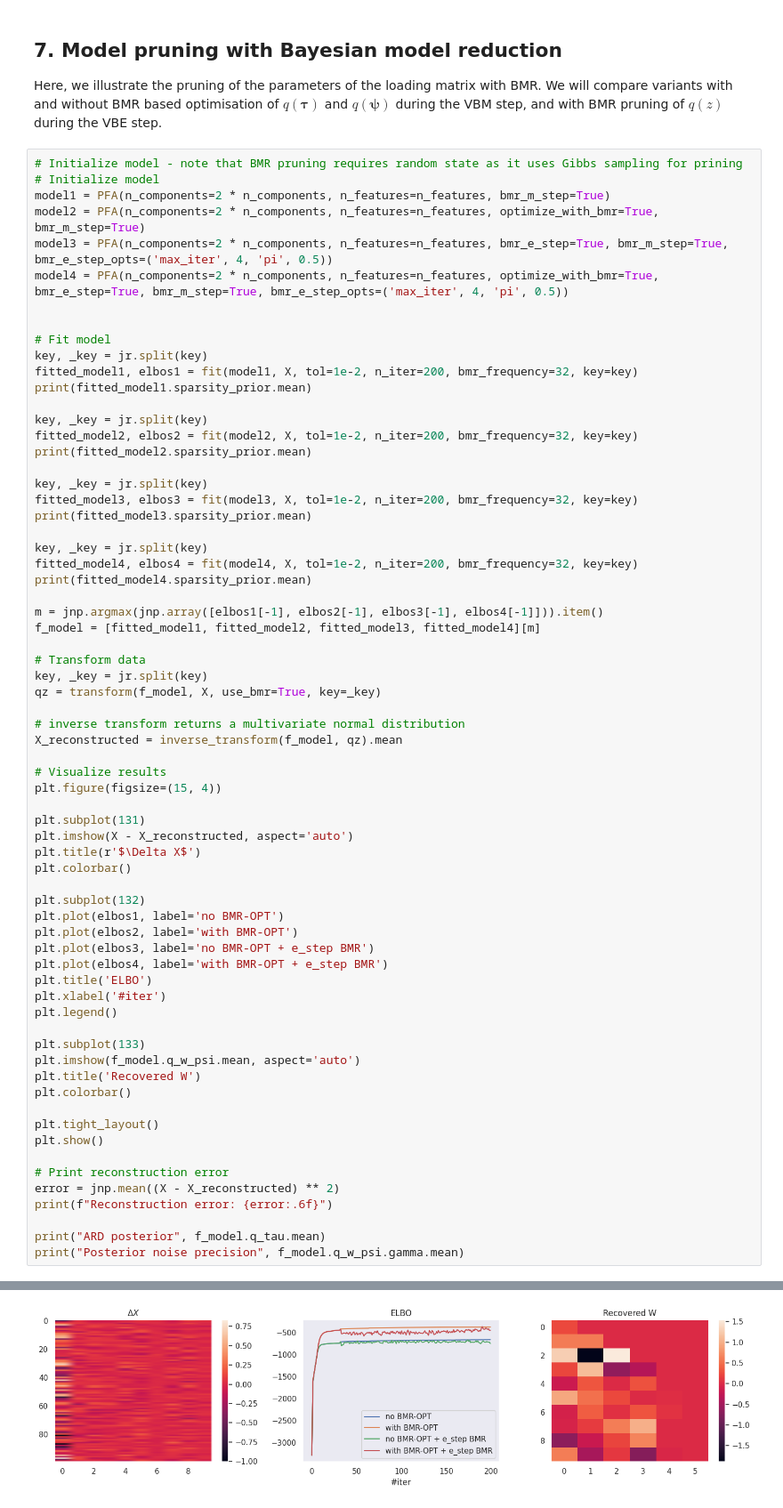
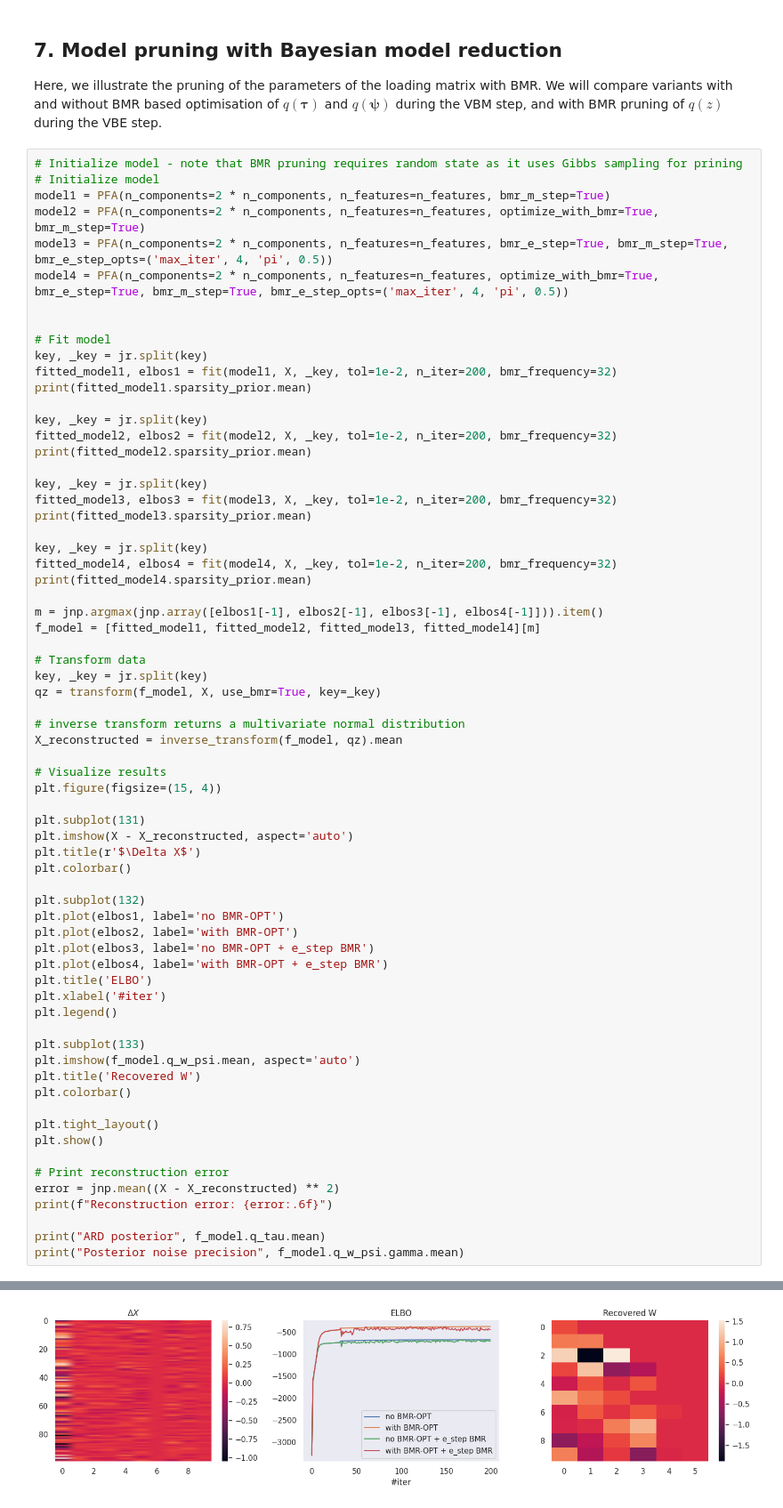
Before and after one commit to dimarkov/sppcax, a Jupyter notebook: examples/debug_factor_analysis.ipynb, the cells around one changed output, grey strips where cells are left out. Shown at 89% size. Drawn from its saved outputs; the diff is of its cells as text.

```diff
--- a/examples/debug_factor_analysis.ipynb
+++ b/examples/debug_factor_analysis.ipynb
@@ -577,19 +581,19 @@ model4 = PFA(n_components=2 * n_components, n_features=n_features, optimize_with
 
 # Fit model
 key, _key = jr.split(key)
-fitted_model1, elbos1 = fit(model1, X, tol=1e-2, n_iter=200, bmr_frequency=32, key=key)
+fitted_model1, elbos1 = fit(model1, X, _key, tol=1e-2, n_iter=200, bmr_frequency=32)
 print(fitted_model1.sparsity_prior.mean)
 
 key, _key = jr.split(key)
-fitted_model2, elbos2 = fit(model2, X, tol=1e-2, n_iter=200, bmr_frequency=32, key=key)
+fitted_model2, elbos2 = fit(model2, X, _key, tol=1e-2, n_iter=200, bmr_frequency=32)
 print(fitted_model2.sparsity_prior.mean)
 
 key, _key = jr.split(key)
-fitted_model3, elbos3 = fit(model3, X, tol=1e-2, n_iter=200, bmr_frequency=32, key=key)
+fitted_model3, elbos3 = fit(model3, X, _key, tol=1e-2, n_iter=200, bmr_frequency=32)
 print(fitted_model3.sparsity_prior.mean)
 
 key, _key = jr.split(key)
-fitted_model4, elbos4 = fit(model4, X, tol=1e-2, n_iter=200, bmr_frequency=32, key=key)
+fitted_model4, elbos4 = fit(model4, X, _key, tol=1e-2, n_iter=200, bmr_frequency=32)
 print(fitted_model4.sparsity_prior.mean)
 
 m = jnp.argmax(jnp.array([elbos1[-1], elbos2[-1], elbos3[-1], elbos4[-1]])).item()
@@ -641 +645 @@ print("Posterior noise precision", f_model.q_w_psi.gamma.mean)
-[figure, old version]
+[figure, new version]
```
Also changed, not shown: parts of 8 cells of this notebook, 6 other files.
